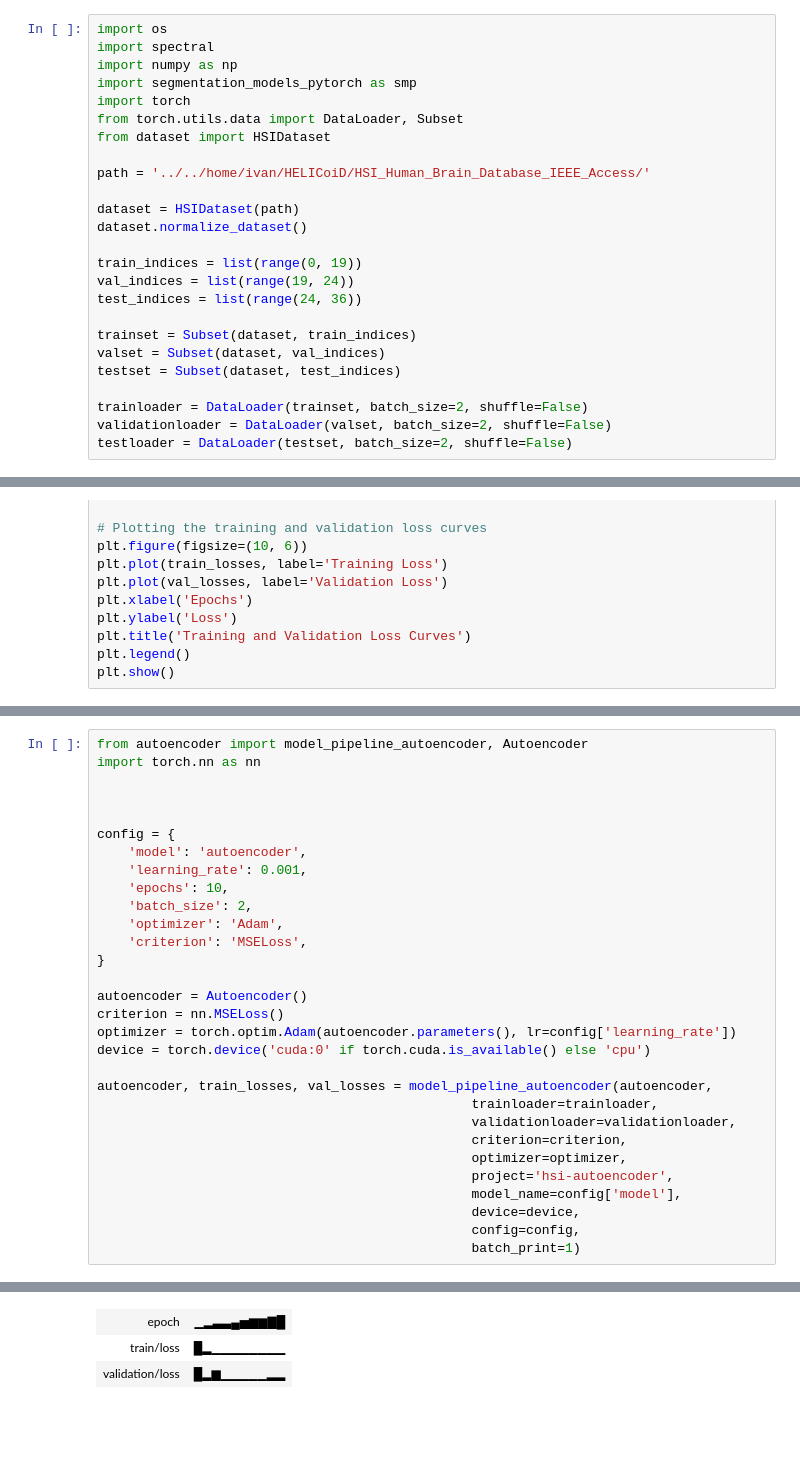
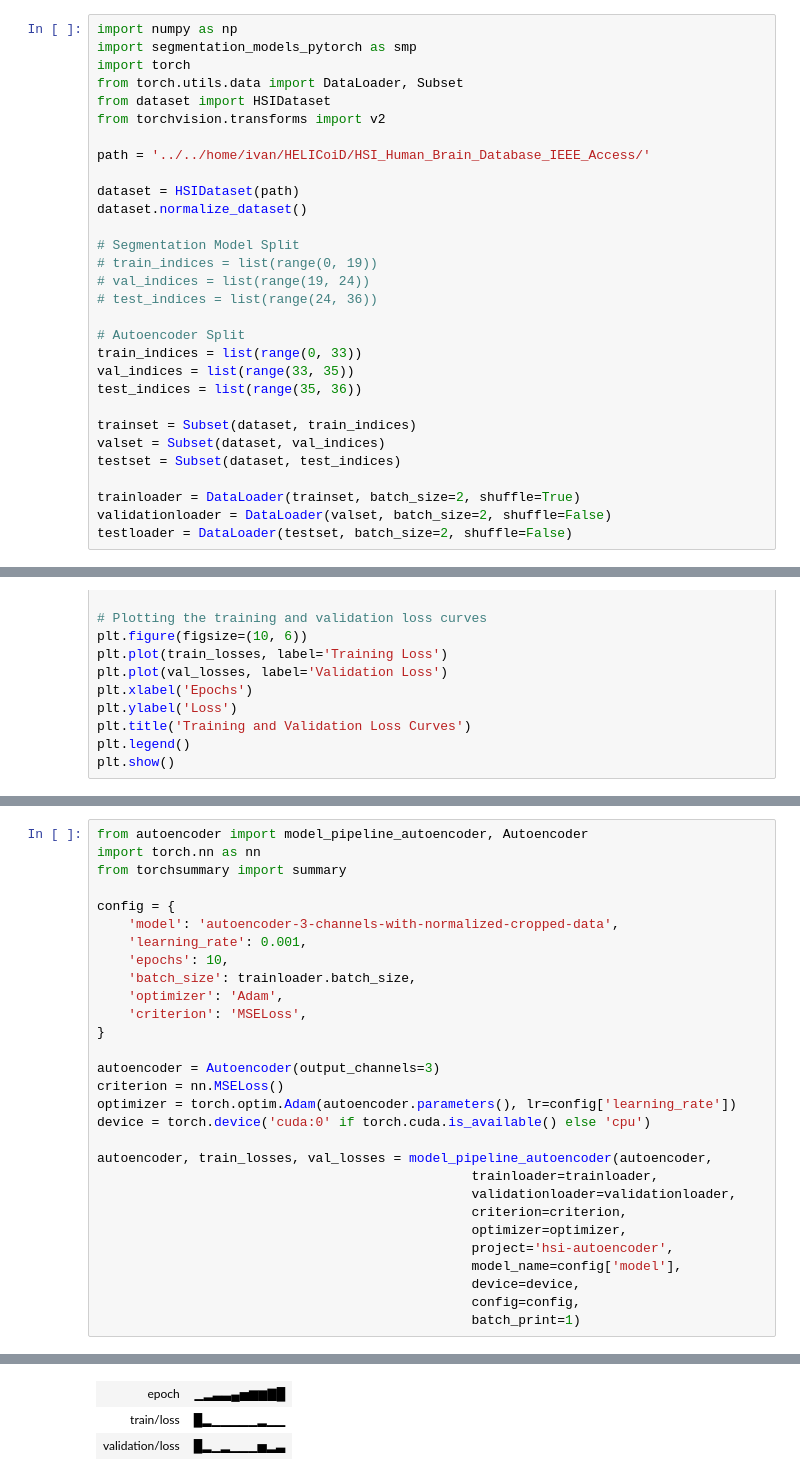
Before and after one commit to TimMachTUM/hsi-brain-segmentation, a Jupyter notebook: brain-segmentation.ipynb, the cells around one changed output, grey strips where cells are left out. Cells and saved outputs as stored; diff of their text form; blank space fills up the shorter version.

```diff
--- a/brain-segmentation.ipynb
+++ b/brain-segmentation.ipynb
@@ -1,27 +1,32 @@
 # %% [markdown]
 # Dataset
 # %%
-import os
-import spectral
 import numpy as np
 import segmentation_models_pytorch as smp
 import torch
 from torch.utils.data import DataLoader, Subset
 from dataset import HSIDataset
+from torchvision.transforms import v2
 
 path = '../../home/ivan/HELICoiD/HSI_Human_Brain_Database_IEEE_Access/'
 
 dataset = HSIDataset(path)
 dataset.normalize_dataset()
 
-train_indices = list(range(0, 19))
-val_indices = list(range(19, 24))
-test_indices = list(range(24, 36))
+# Segmentation Model Split
+# train_indices = list(range(0, 19))
+# val_indices = list(range(19, 24))
+# test_indices = list(range(24, 36))
+
+# Autoencoder Split
+train_indices = list(range(0, 33))
+val_indices = list(range(33, 35))
+test_indices = list(range(35, 36))
 
 trainset = Subset(dataset, train_indices)
 valset = Subset(dataset, val_indices)
 testset = Subset(dataset, test_indices)
 
-trainloader = DataLoader(trainset, batch_size=2, shuffle=False)
+trainloader = DataLoader(trainset, batch_size=2, shuffle=True)
 validationloader = DataLoader(valset, batch_size=2, shuffle=False)
 testloader = DataLoader(testset, batch_size=2, shuffle=False)
@@ -146,19 +226,18 @@ show_overlay(model, testset[0], device)
 # %%
 from autoencoder import model_pipeline_autoencoder, Autoencoder
 import torch.nn as nn
-
-
+from torchsummary import summary
 
 config = {
-    'model': 'autoencoder',
+    'model': 'autoencoder-3-channels-with-normalized-cropped-data',
     'learning_rate': 0.001,
     'epochs': 10,
-    'batch_size': 2,
+    'batch_size': trainloader.batch_size,
     'optimizer': 'Adam',
     'criterion': 'MSELoss',
 }
 
-autoencoder = Autoencoder()
+autoencoder = Autoencoder(output_channels=3)
 criterion = nn.MSELoss()
 optimizer = torch.optim.Adam(autoencoder.parameters(), lr=config['learning_rate'])
 device = torch.device('cuda:0' if torch.cuda.is_available() else 'cpu')
@@ -214,3 +298,3 @@ Run history:
 | epoch | ▁▂▃▃▄▅▆▆▇█ |
-| train/loss | █▂▁▁▁▁▁▁▁▁ |
-| validation/loss | █▂▆▁▁▁▁▁▂▂ |
+| train/loss | █▂▁▁▁▁▁▂▁▁ |
+| validation/loss | █▂▁▂▁▁▁▅▂▃ |
```
Also changed, not shown: parts of 14 cells of this notebook.
